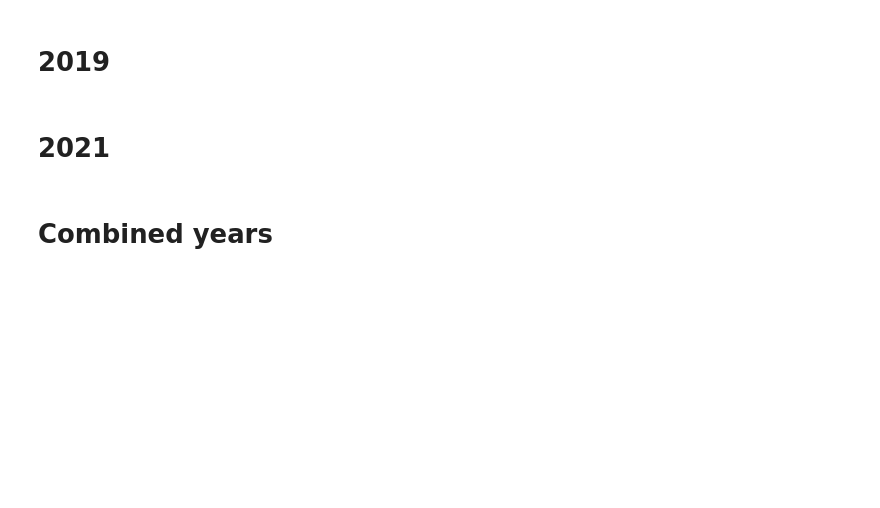
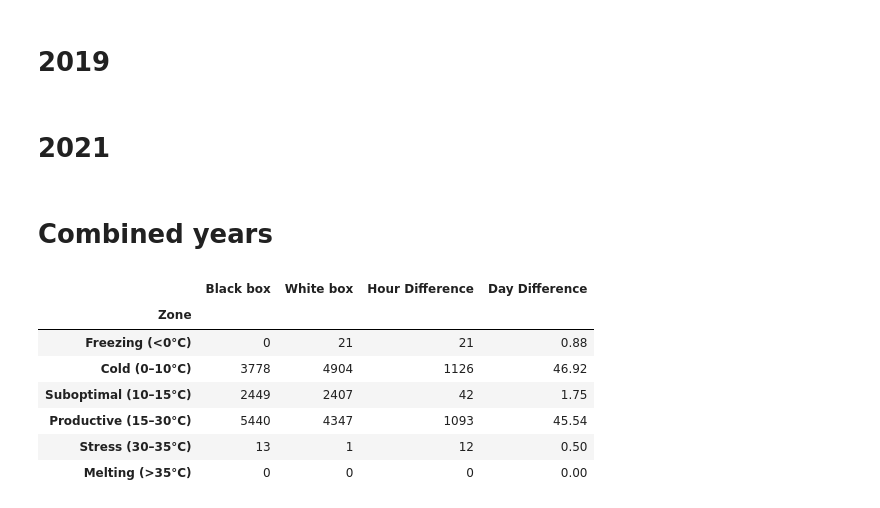
Before and after one commit to wiggle-bin/wiggle-research, a Jupyter notebook: wiggle-bin-year-analysis.ipynb, the cells around one changed output. Drawn from its saved outputs; the diff is of its cells as text; code cells hidden in the pictures; blank space fills up the shorter version.

Commit message:
Added table with differences between two models

```diff
--- a/wiggle-bin-year-analysis.ipynb
+++ b/wiggle-bin-year-analysis.ipynb
@@ -88,3 +88,21 @@ series_to_compare_combined = combine_series_by_label(dfs, labels, cols)
 
 fig = plot_hours_in_temperature_zones(series_to_compare_combined, "2019 + 2021 Time in Worm Temperature Zones")
 fig.show()
+# %%
+df_diff = difference_in_zone_hours(
+    series_to_compare_combined[name_model_A],
+    series_to_compare_combined[name_model_B],
+    label_a=name_model_A,
+    label_b=name_model_B
+).set_index("Zone")
+
+df_diff
+# %% [output]
+|  | Black box | White box | Hour Difference | Day Difference |
+| Zone |  |  |  |  |
+| Freezing (<0°C) | 0 | 21 | 21 | 0.88 |
+| Cold (0–10°C) | 3778 | 4904 | 1126 | 46.92 |
+| Suboptimal (10–15°C) | 2449 | 2407 | 42 | 1.75 |
+| Productive (15–30°C) | 5440 | 4347 | 1093 | 45.54 |
+| Stress (30–35°C) | 13 | 1 | 12 | 0.50 |
+| Melting (>35°C) | 0 | 0 | 0 | 0.00 |
```
Also changed, not shown: parts of 1 cell of this notebook, 1 other file.
